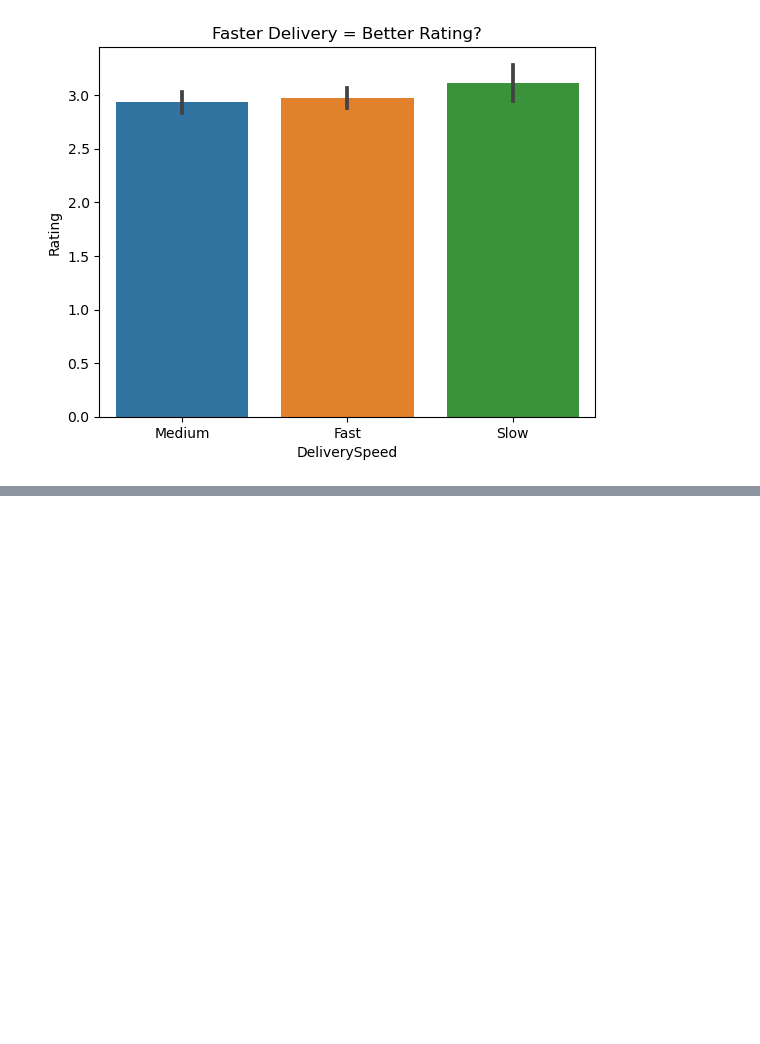
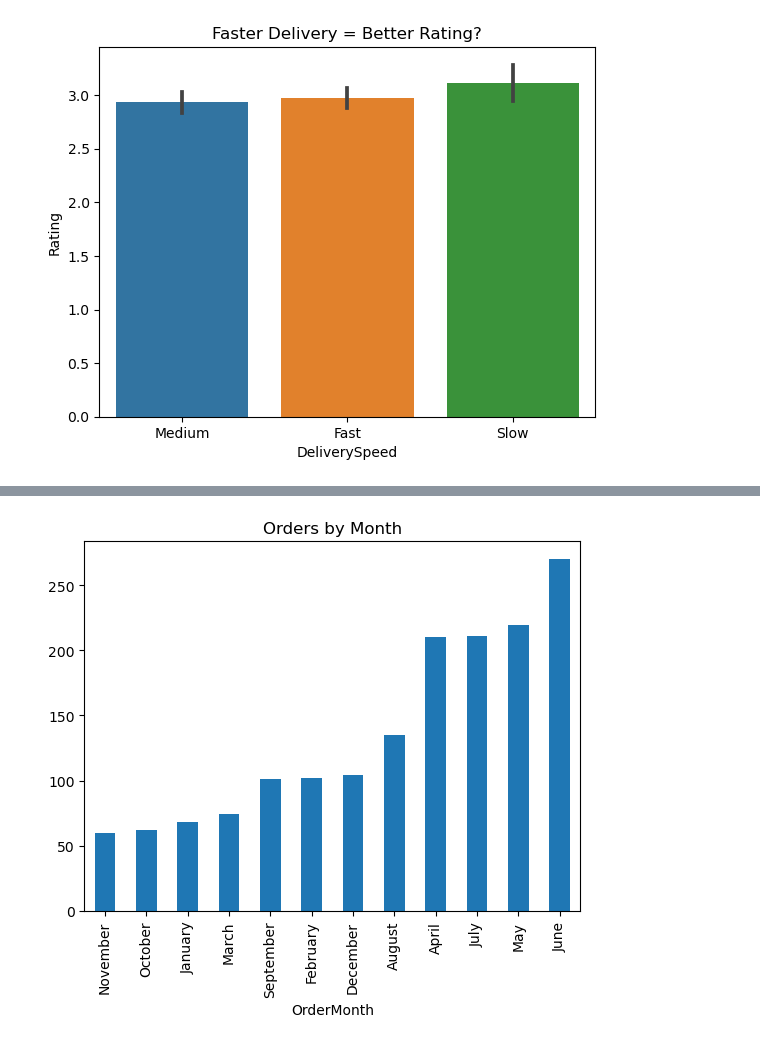
Before and after one commit to palak-verma-0309/Zepto_blinkit-data-analysis, a Jupyter notebook: analysis.ipynb, the cells around one changed output, grey strips where cells are left out. Saved outputs shown, nothing was run; the diff lists cells and outputs as text; code cells hidden in the pictures; blank space fills up the shorter version.

```diff
--- a/analysis.ipynb
+++ b/analysis.ipynb
@@ -287,0 +299,8 @@ Name: Rating, dtype: float64
+# %%
+#monthly_orders_trend
+monthly_orders= df.groupby("OrderMonth")["Quantity"].count().sort_values()
+monthly_orders.plot(kind="bar")
+plt.title("Orders by Month")
+plt.show()
+# %% [output]
+[figure, added]
```
Also changed, not shown: parts of 5 cells of this notebook.
